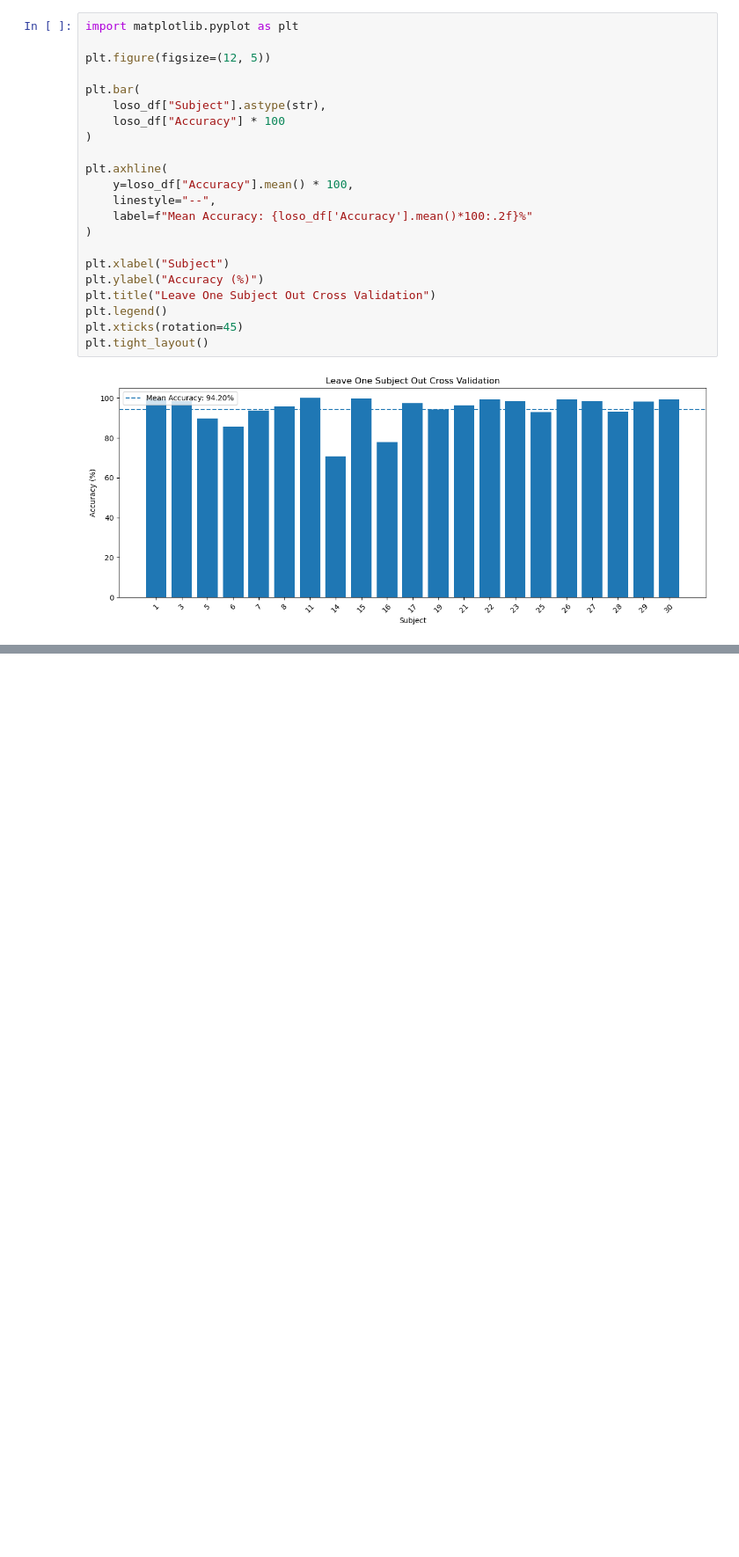
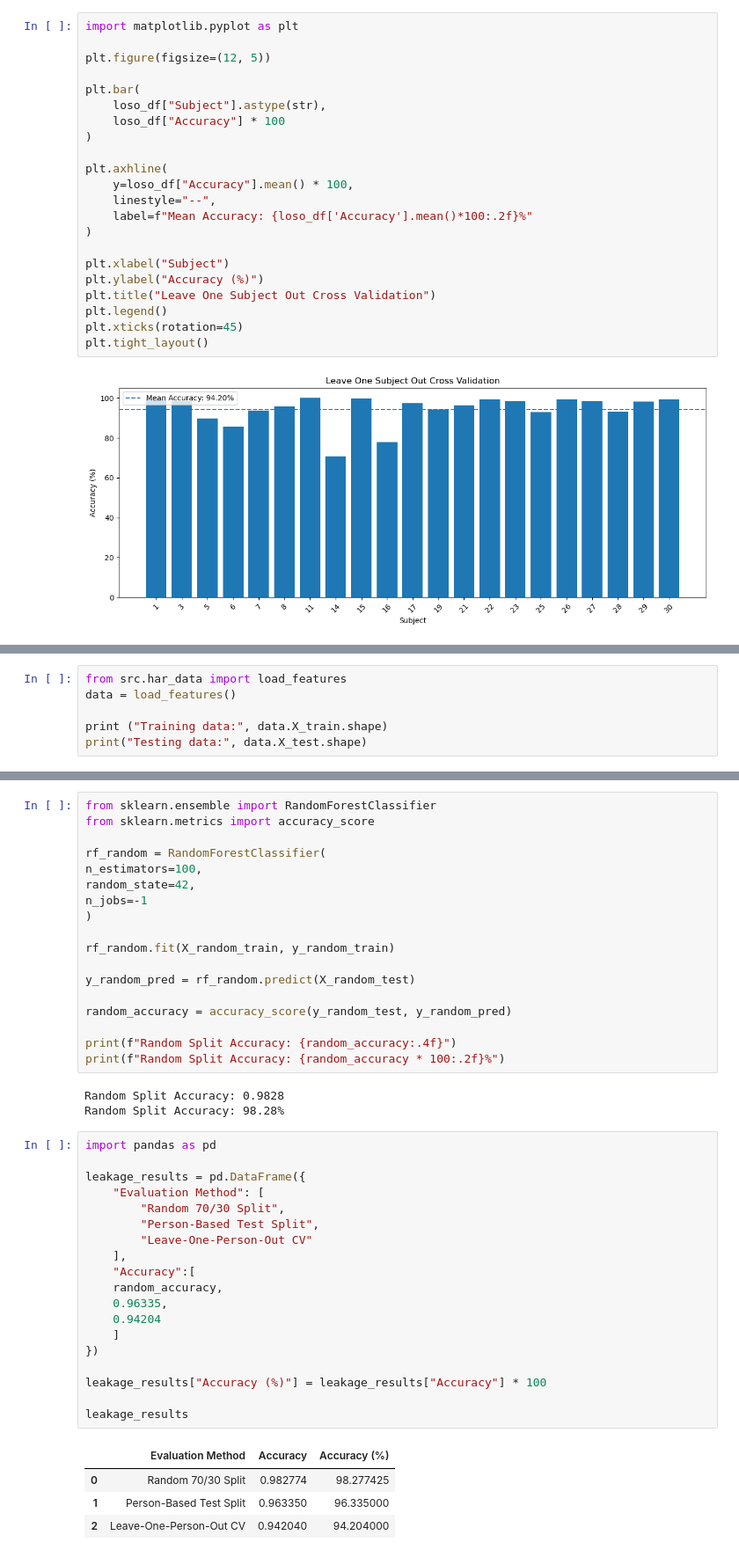
Before and after one commit to renjen/AAI501FinalTeamProject, a Jupyter notebook: notebooks/C_clustering_generalization.ipynb, the cells around one changed output, grey strips where cells are left out. Shown at 88% size. Saved outputs shown, nothing was run; the diff lists cells and outputs as text; blank space fills up the shorter version.

```diff
--- a/notebooks/C_clustering_generalization.ipynb
+++ b/notebooks/C_clustering_generalization.ipynb
@@ -550,0 +556,6 @@ plt.tight_layout()
+# %%
+from src.har_data import load_features
+data = load_features()
+
+print ("Training data:", data.X_train.shape)
+print("Testing data:", data.X_test.shape)
@@ -550,0 +581,45 @@ plt.tight_layout()
+# %%
+from sklearn.ensemble import RandomForestClassifier
+from sklearn.metrics import accuracy_score
+
+rf_random = RandomForestClassifier(
+n_estimators=100,
+random_state=42,
+n_jobs=-1
+)
+
+rf_random.fit(X_random_train, y_random_train)
+
+y_random_pred = rf_random.predict(X_random_test)
+
+random_accuracy = accuracy_score(y_random_test, y_random_pred)
+
+print(f"Random Split Accuracy: {random_accuracy:.4f}")
+print(f"Random Split Accuracy: {random_accuracy * 100:.2f}%")
+# %% [output]
+Random Split Accuracy: 0.9828
+Random Split Accuracy: 98.28%
+# %%
+import pandas as pd
+
+leakage_results = pd.DataFrame({
+    "Evaluation Method": [
+        "Random 70/30 Split",
+        "Person-Based Test Split",
+        "Leave-One-Person-Out CV"
+    ],
+    "Accuracy":[
+    random_accuracy,
+    0.96335,
+    0.94204
+    ]
+})
+
+leakage_results["Accuracy (%)"] = leakage_results["Accuracy"] * 100
+
+leakage_results
+# %% [output]
+|  | Evaluation Method | Accuracy | Accuracy (%) |
+| 0 | Random 70/30 Split | 0.982774 | 98.277425 |
+| 1 | Person-Based Test Split | 0.963350 | 96.335000 |
+| 2 | Leave-One-Person-Out CV | 0.942040 | 94.204000 |
```
Also changed, not shown: parts of 4 cells of this notebook, 2 other files.
